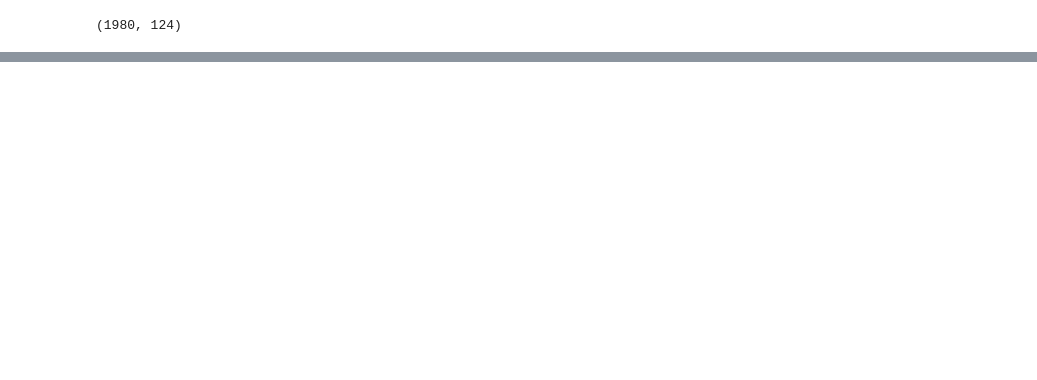
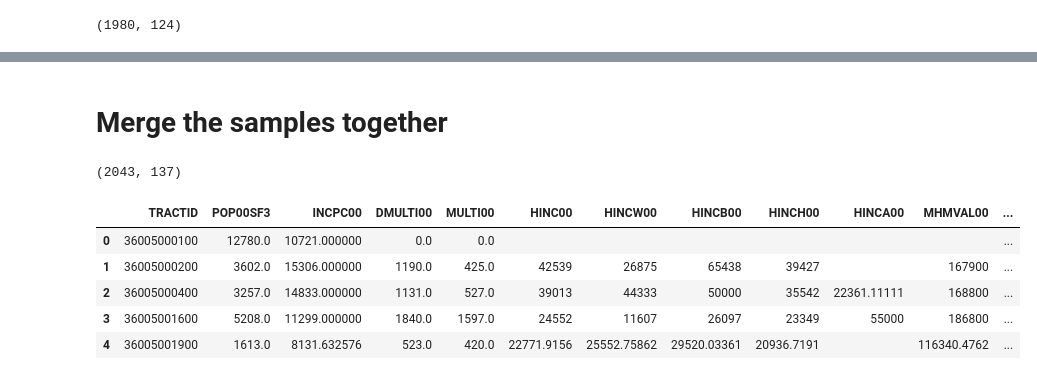
Before and after one commit to ptorres001/cluster_gentrification_new_york, a Jupyter notebook: LTDB_data.ipynb, the cells around one changed output, grey strips where cells are left out. Drawn from its saved outputs; the diff is of its cells as text; code cells hidden in the pictures; blank space fills up the shorter version.

```diff
--- a/LTDB_data.ipynb
+++ b/LTDB_data.ipynb
@@ -633,5 +610,6 @@ nyc_s00p.head()
 # %%
 nyc_s00p.rename(columns={'TRTID10':'TRACTID'},inplace=True)
+nyc_s00p['TRACTID'] = nyc_s00p['TRACTID'].astype('str')
 # %%
 nyc_s00p = nyc_s00p.fillna(0)
 nyc_s00p.isna().sum()
@@ -854,0 +879,15 @@ print(len(nyc_s00p.columns.values))
+# %% [markdown]
+# Merge the samples together
+# %%
+nyc_boths = nyc_s00p.merge(nyc_s10p, on='TRACTID')
+print(nyc_boths.shape)
+
+nyc_boths.head()
+# %% [output]
+(2043, 137)
+|  | TRACTID | POP00SF3 | INCPC00 | DMULTI00 | MULTI00 | HINC00 | HINCW00 | HINCB00 | HINCH00 | HINCA00 | MHMVAL00 | ... |
+| 0 | 36005000100 | 12780.0 | 10721.000000 | 0.0 | 0.0 |  |  |  |  |  |  | ... |
+| 1 | 36005000200 | 3602.0 | 15306.000000 | 1190.0 | 425.0 | 42539 | 26875 | 65438 | 39427 |  | 167900 | ... |
+| 2 | 36005000400 | 3257.0 | 14833.000000 | 1131.0 | 527.0 | 39013 | 44333 | 50000 | 35542 | 22361.11111 | 168800 | ... |
+| 3 | 36005001600 | 5208.0 | 11299.000000 | 1840.0 | 1597.0 | 24552 | 11607 | 26097 | 23349 | 55000 | 186800 | ... |
+| 4 | 36005001900 | 1613.0 | 8131.632576 | 523.0 | 420.0 | 22771.9156 | 25552.75862 | 29520.03361 | 20936.7191 |  | 116340.4762 | ... |
```
Also changed, not shown: parts of 62 cells of this notebook.
